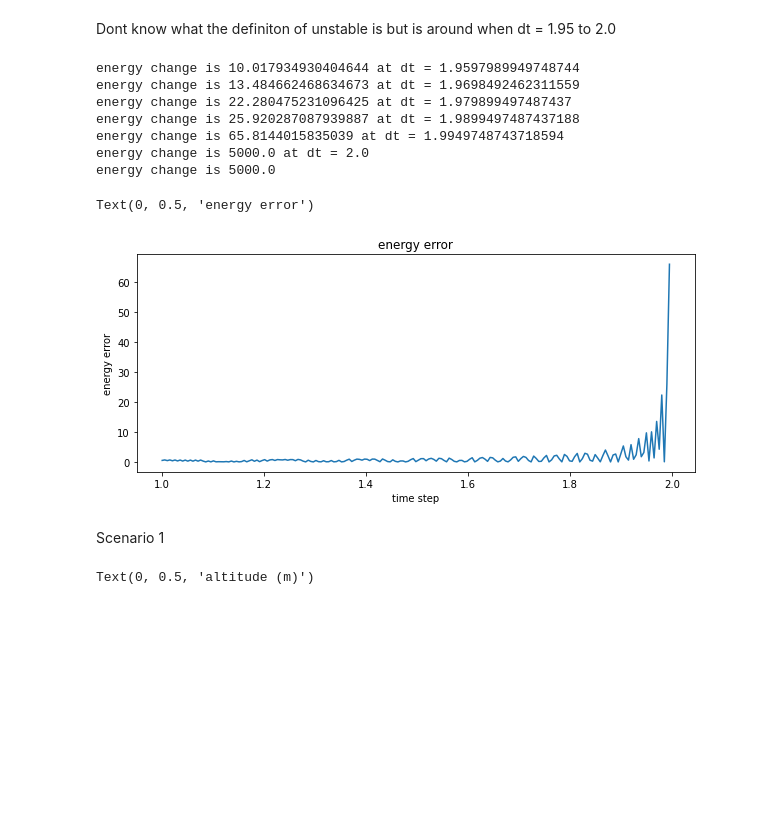
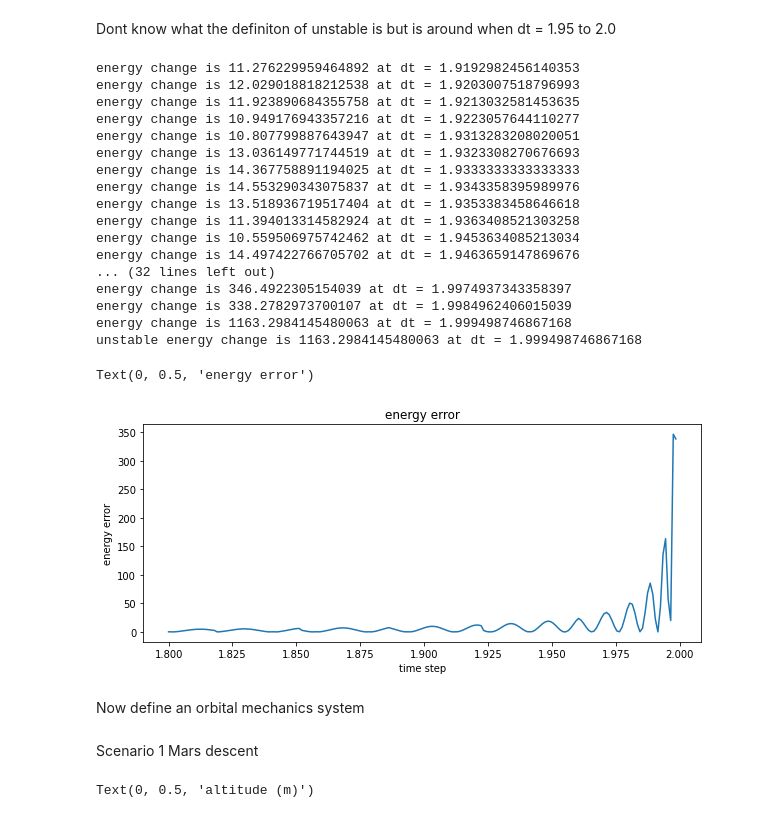
Before and after one commit to lpender3672/IA_Mars_Lander, a Jupyter notebook: lander/Assignments1-2.ipynb, the cells around one changed output. Saved outputs shown, nothing was run; the diff lists cells and outputs as text; code cells hidden in the pictures; blank space fills up the shorter version.

```diff
--- a/lander/Assignments1-2.ipynb
+++ b/lander/Assignments1-2.ipynb
@@ -51,12 +51,14 @@ def verlet_integrate(particle, force, t_max, dt = 0.001):
         pos.append(particle.x)
         vel.append(particle.v)
 
+        a = force(particle) / particle.mass
+
         if i == 0:
-            x_prev = - (particle.v * dt - particle.x) # this is awful
+            x_prev = particle.x - particle.v * dt + 0.5 * a * dt ** 2   # this is awful
         else:
             x_prev = pos[i-1]
 
-        a = force(particle) / particle.mass
+
         x_current = particle.x
         particle.x = 2 * particle.x - x_prev + dt * dt * a
         particle.v = (particle.x - x_current) / dt
@@ -199,44 +202,56 @@ Dont know what the definiton of unstable is but is around when dt = 1.95 to 2.0
 
 
 T = 100
-time_steps = np.linspace(1,2,200)
+time_steps = np.linspace(1.8,2.2,400)
 
 energy_errors = []
 
 for dt in time_steps:
     mass_position = np.array([0, 0, 0], dtype = float)
     velocity = np.array([1, 0, 0], dtype = float)
     system = spring_mass_system(1, 1, mass_position, velocity)
     initial_energy = system.energy()
     pos,vel = system.solve(verlet_integrate, T, dt)
     final_energy = system.energy()
     energy_change = np.abs(final_energy - initial_energy)
     if energy_change > 10:
         print(f"energy change is {energy_change} at dt = {dt}")
-        if energy_change > 100:
+        if energy_change > 1000:
             break
 
     energy_errors.append(energy_change)
 
-print(f"energy change is {final_energy - initial_energy}")
+print(f"unstable energy change is {final_energy - initial_energy} at dt = {dt}")
 
 fig, ax = plt.subplots(1, 1, figsize = (10, 4))
 
 ax.plot(time_steps[:len(energy_errors)], energy_errors)
 ax.set_title('energy error')
 ax.set_xlabel('time step')
 ax.set_ylabel('energy error')
 #plt.plot(t_array, system.solution(t_array))
 # %% [output]
-energy change is 10.017934930404644 at dt = 1.9597989949748744
-energy change is 13.484662468634673 at dt = 1.9698492462311559
-energy change is 22.280475231096425 at dt = 1.979899497487437
-energy change is 25.920287087939887 at dt = 1.9899497487437188
-energy change is 65.8144015835039 at dt = 1.9949748743718594
-energy change is 5000.0 at dt = 2.0
-energy change is 5000.0
+energy change is 11.276229959464892 at dt = 1.9192982456140353
+energy change is 12.029018818212538 at dt = 1.9203007518796993
+energy change is 11.923890684355758 at dt = 1.9213032581453635
+energy change is 10.949176943357216 at dt = 1.9223057644110277
+energy change is 10.807799887643947 at dt = 1.9313283208020051
+energy change is 13.036149771744519 at dt = 1.9323308270676693
+energy change is 14.367758891194025 at dt = 1.9333333333333333
+energy change is 14.553290343075837 at dt = 1.9343358395989976
+energy change is 13.518936719517404 at dt = 1.9353383458646618
+energy change is 11.394013314582924 at dt = 1.9363408521303258
+energy change is 10.559506975742462 at dt = 1.9453634085213034
+energy change is 14.497422766705702 at dt = 1.9463659147869676
+... (32 lines left out)
+energy change is 346.4922305154039 at dt = 1.9974937343358397
+energy change is 338.2782973700107 at dt = 1.9984962406015039
+energy change is 1163.2984145480063 at dt = 1.999498746867168
+unstable energy change is 1163.2984145480063 at dt = 1.999498746867168
 Text(0, 0.5, 'energy error')
-[figure, old version]
+[figure, new version]
+# %% [markdown]
+Now define an orbital mechanics system
 # %%
 G = 6.67408e-11
 
@@ -256,6 +271,7 @@ class orbital_system():
         return pos, vel
 # %% [markdown]
 Scenario 1
+Mars descent
 # %%
 from matplotlib.patches import Rectangle
 
```
Also changed, not shown: parts of 7 cells of this notebook, 8 other files.
